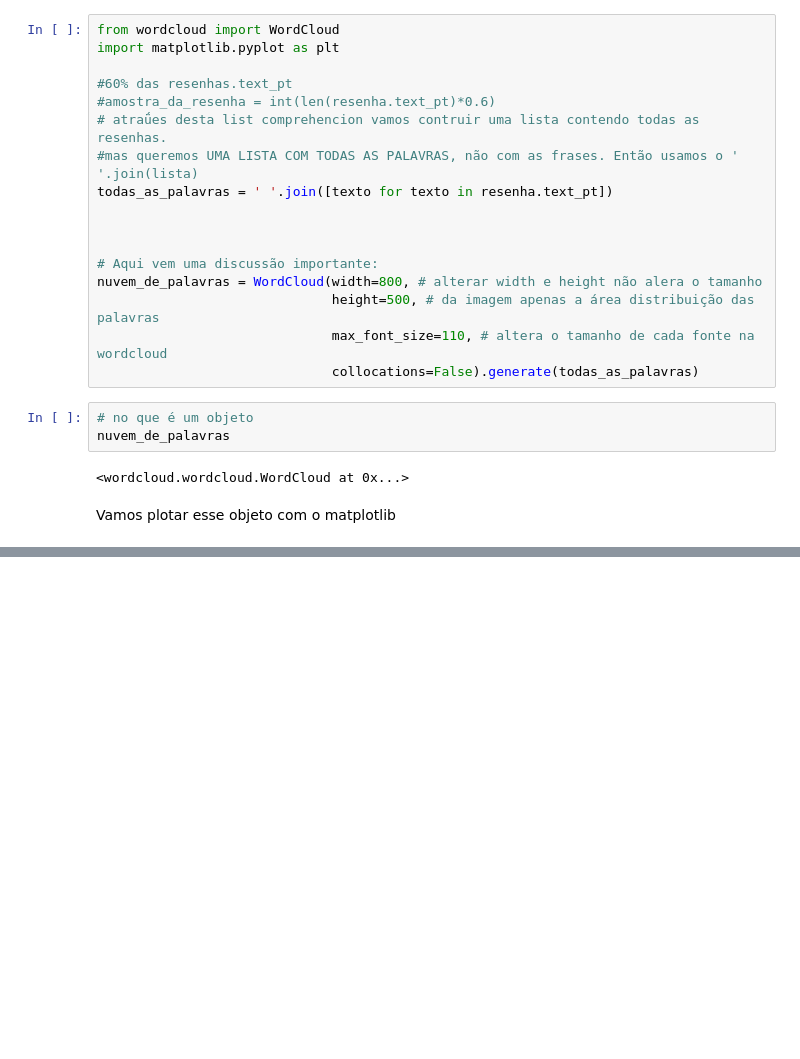
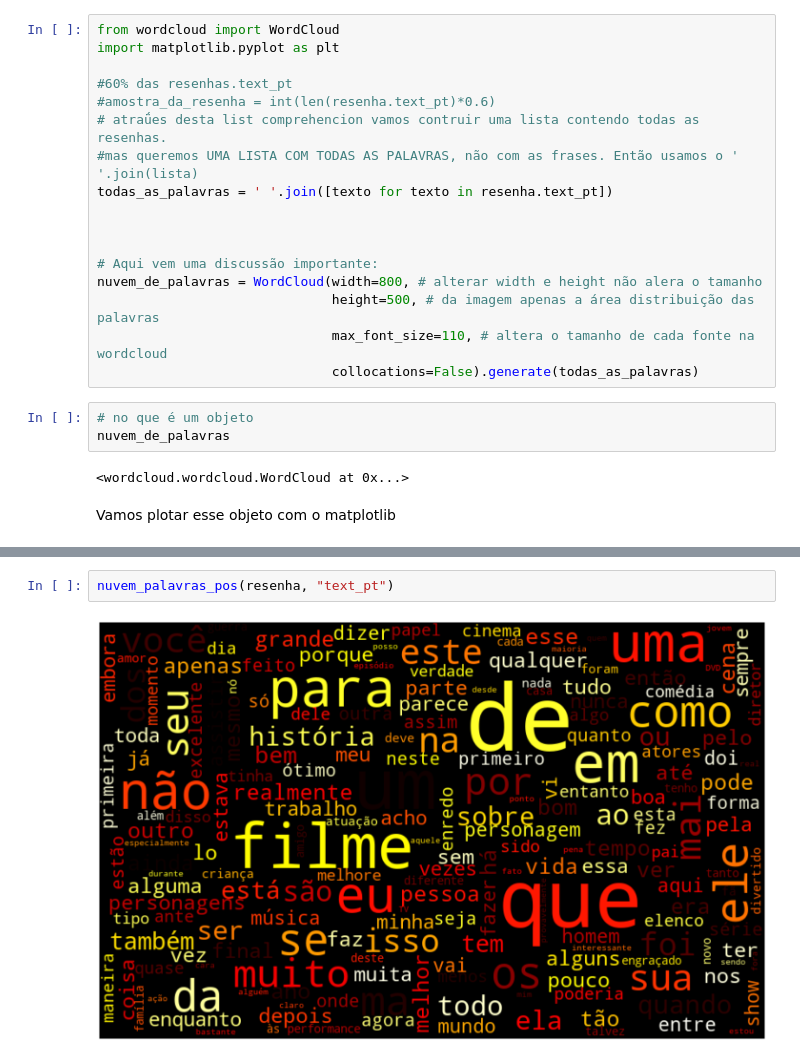
Before and after one commit to ConradBitt/pln, a Jupyter notebook: PLN.ipynb, the cells around one changed output, grey strips where cells are left out. Drawn from its saved outputs; the diff is of its cells as text; blank space fills up the shorter version.

```diff
--- a/PLN.ipynb
+++ b/PLN.ipynb
@@ -392,0 +484,4 @@ Faz sentido olhar para as palavras "positivas" e "negativas" ao mesmo tempo?? At
+# %%
+nuvem_palavras_pos(resenha, "text_pt")
+# %% [output]
+[figure, added]
```
Also changed, not shown: parts of 17 cells of this notebook.
